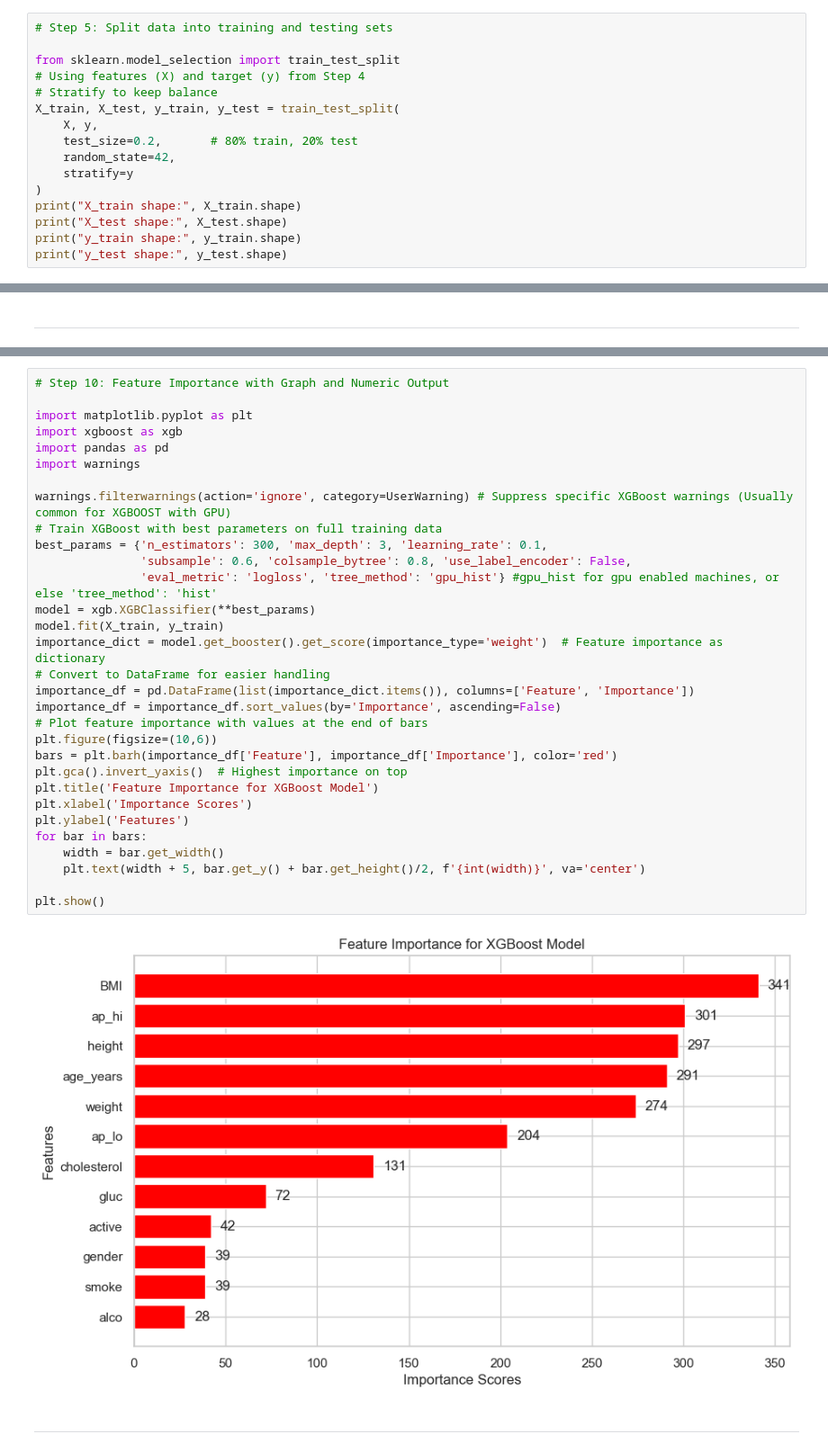
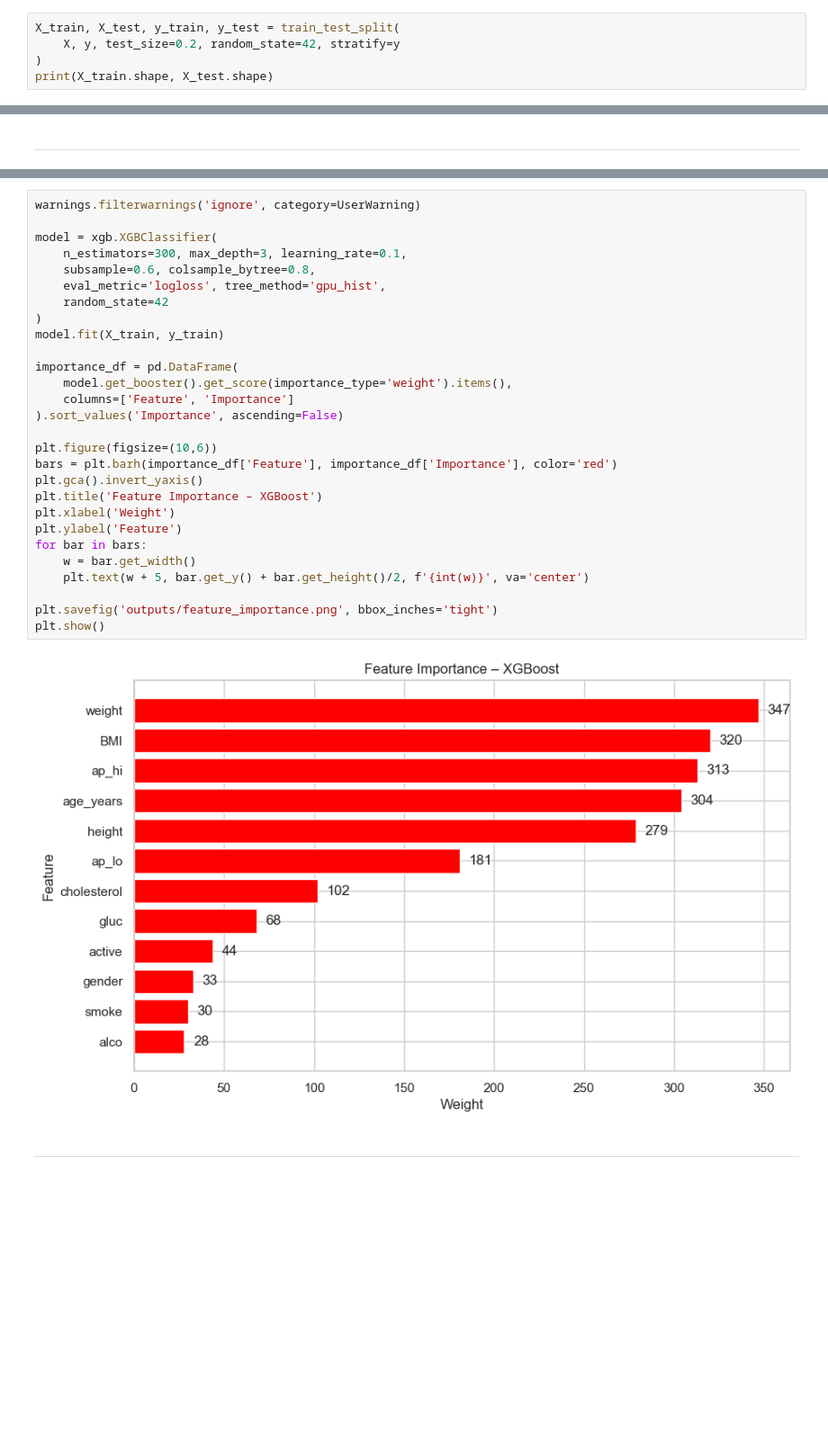
Before and after one commit to achalnm/CardioRisk_ML, a Jupyter notebook: Predicting Cardiovascular Disease Using Machine Learning Techniques.ipynb, the cells around one changed output, grey strips where cells are left out. Shown at 90% size. Drawn from its saved outputs; the diff is of its cells as text; blank space fills up the shorter version.

Commit message:
Clean up notebook, add requirements.txt and output images

```diff
--- a/Predicting Cardiovascular Disease Using Machine Learning Techniques.ipynb
+++ b/Predicting Cardiovascular Disease Using Machine Learning Techniques.ipynb
@@ -304,17 +192,6 @@ Next, we split the data into training and testing sets using an 80-20 split so t
 # %%
-# Step 5: Split data into training and testing sets
-
-from sklearn.model_selection import train_test_split
-# Using features (X) and target (y) from Step 4
-# Stratify to keep balance
 X_train, X_test, y_train, y_test = train_test_split(
-    X, y,
-    test_size=0.2,       # 80% train, 20% test
-    random_state=42,
-    stratify=y
+    X, y, test_size=0.2, random_state=42, stratify=y
 )
-print("X_train shape:", X_train.shape)
-print("X_test shape:", X_test.shape)
-print("y_train shape:", y_train.shape)
-print("y_test shape:", y_test.shape)
+print(X_train.shape, X_test.shape)
 # %% [output]
@@ -670,36 +360,33 @@ Understanding which features matter most for the model is important for interpre
 # %%
-# Step 10: Feature Importance with Graph and Numeric Output
+warnings.filterwarnings('ignore', category=UserWarning)
 
-import matplotlib.pyplot as plt
-import xgboost as xgb
-import pandas as pd
-import warnings
+model = xgb.XGBClassifier(
+    n_estimators=300, max_depth=3, learning_rate=0.1,
+    subsample=0.6, colsample_bytree=0.8,
+    eval_metric='logloss', tree_method='gpu_hist',
+    random_state=42
+)
+model.fit(X_train, y_train)
 
-warnings.filterwarnings(action='ignore', category=UserWarning) # Suppress specific XGBoost warnings (Usually common for XGBOOST with GPU)
-# Train XGBoost with best parameters on full training data
-best_params = {'n_estimators': 300, 'max_depth': 3, 'learning_rate': 0.1,
-               'subsample': 0.6, 'colsample_bytree': 0.8, 'use_label_encoder': False,
-               'eval_metric': 'logloss', 'tree_method': 'gpu_hist'} #gpu_hist for gpu enabled machines, or else 'tree_method': 'hist'
-model = xgb.XGBClassifier(**best_params)
-model.fit(X_train, y_train)
-importance_dict = model.get_booster().get_score(importance_type='weight')  # Feature importance as dictionary
-# Convert to DataFrame for easier handling
-importance_df = pd.DataFrame(list(importance_dict.items()), columns=['Feature', 'Importance'])
-importance_df = importance_df.sort_values(by='Importance', ascending=False)
-# Plot feature importance with values at the end of bars
+importance_df = pd.DataFrame(
+    model.get_booster().get_score(importance_type='weight').items(),
+    columns=['Feature', 'Importance']
+).sort_values('Importance', ascending=False)
+
 plt.figure(figsize=(10,6))
 bars = plt.barh(importance_df['Feature'], importance_df['Importance'], color='red')
-plt.gca().invert_yaxis()  # Highest importance on top
-plt.title('Feature Importance for XGBoost Model')
-plt.xlabel('Importance Scores')
-plt.ylabel('Features')
+plt.gca().invert_yaxis()
+plt.title('Feature Importance – XGBoost')
+plt.xlabel('Weight')
+plt.ylabel('Feature')
 for bar in bars:
-    width = bar.get_width()
-    plt.text(width + 5, bar.get_y() + bar.get_height()/2, f'{int(width)}', va='center')
+    w = bar.get_width()
+    plt.text(w + 5, bar.get_y() + bar.get_height()/2, f'{int(w)}', va='center')
 
+plt.savefig('outputs/feature_importance.png', bbox_inches='tight')
 plt.show()
 # %% [output]
-[figure, old version]
+[figure, new version]
 # %% [markdown]
 ***************************
 # %% [markdown]
```
Also changed, not shown: parts of 31 cells of this notebook, 13 other files.
